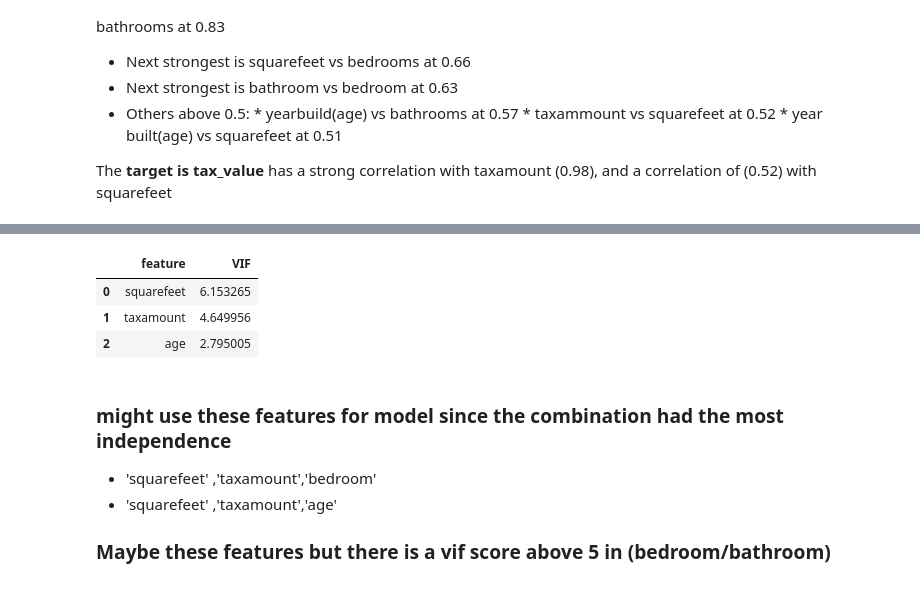
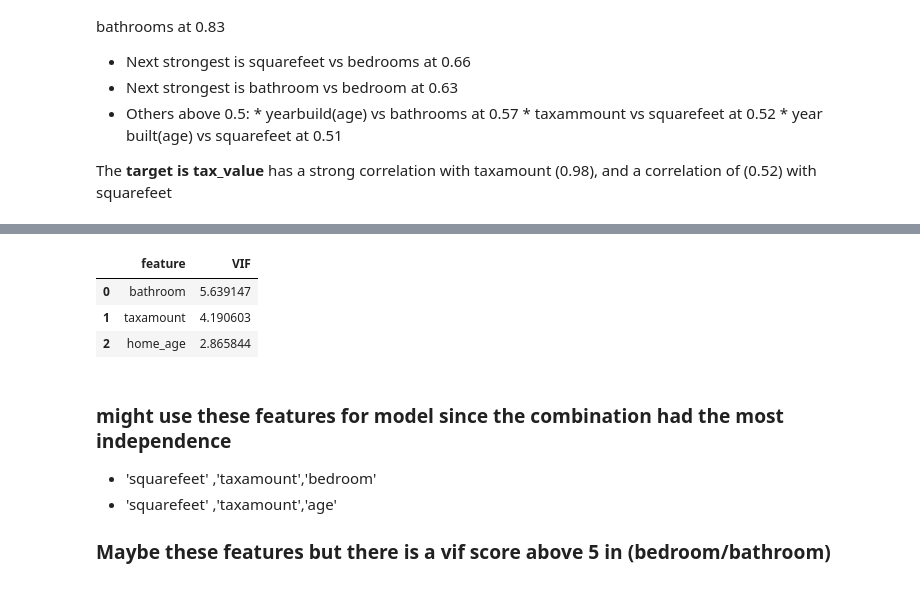
Before and after one commit to Yvette-Ibarra/regression-exercises, a Jupyter notebook: explore_zillow.ipynb, the cells around one changed output, grey strips where cells are left out. Saved outputs shown, nothing was run; the diff lists cells and outputs as text; code cells hidden in the pictures.

```diff
--- a/explore_zillow.ipynb
+++ b/explore_zillow.ipynb
@@ -34,6 +31,6 @@ Index(['bedroom', 'bathroom', 'squarefeet', 'tax_value', 'yearbuilt',
       dtype='object')
 # %%
-df = w.remove_outliers(df,['squarefeet','taxamount','tax_value'])
+df = w.remove_outliers(df,['bedroom','bathroom','squarefeet','taxamount','tax_value'])
 # %%
 df.shape
 # %% [output]
@@ -94,8 +106,6 @@ train.fips.value_counts()
 Name: fips, dtype: int64
 # %% [markdown]
 fips will be taken out because it is a county code
-# %%
-train['age'] = 2017-train.yearbuilt
 # %%
 # sample= train.sample(1_000, random_state=123)
 # %%
@@ -217,20 +222,20 @@ vif_data
 # %%
-X = train[[ 'squarefeet' ,
-       'taxamount','age']]
+X = train[[ 'bathroom' ,
+       'taxamount','home_age']]
 # VIF dataframe
 vif_data = pd.DataFrame()
 vif_data["feature"] = X.columns
 
 # calculating VIF for each feature
 vif_data["VIF"] = [variance_inflation_factor(X.values, i)
                           for i in range(len(X.columns))]
 
 vif_data
 # %% [output]
 |  | feature | VIF |
-| 0 | squarefeet | 6.153265 |
-| 1 | taxamount | 4.649956 |
-| 2 | age | 2.795005 |
+| 0 | bathroom | 5.639147 |
+| 1 | taxamount | 4.190603 |
+| 2 | home_age | 2.865844 |
 # %% [markdown]
 ### might use these features for model since the combination had the most independence
 * 'squarefeet' ,'taxamount','bedroom'
```
Also changed, not shown: parts of 98 cells of this notebook.
